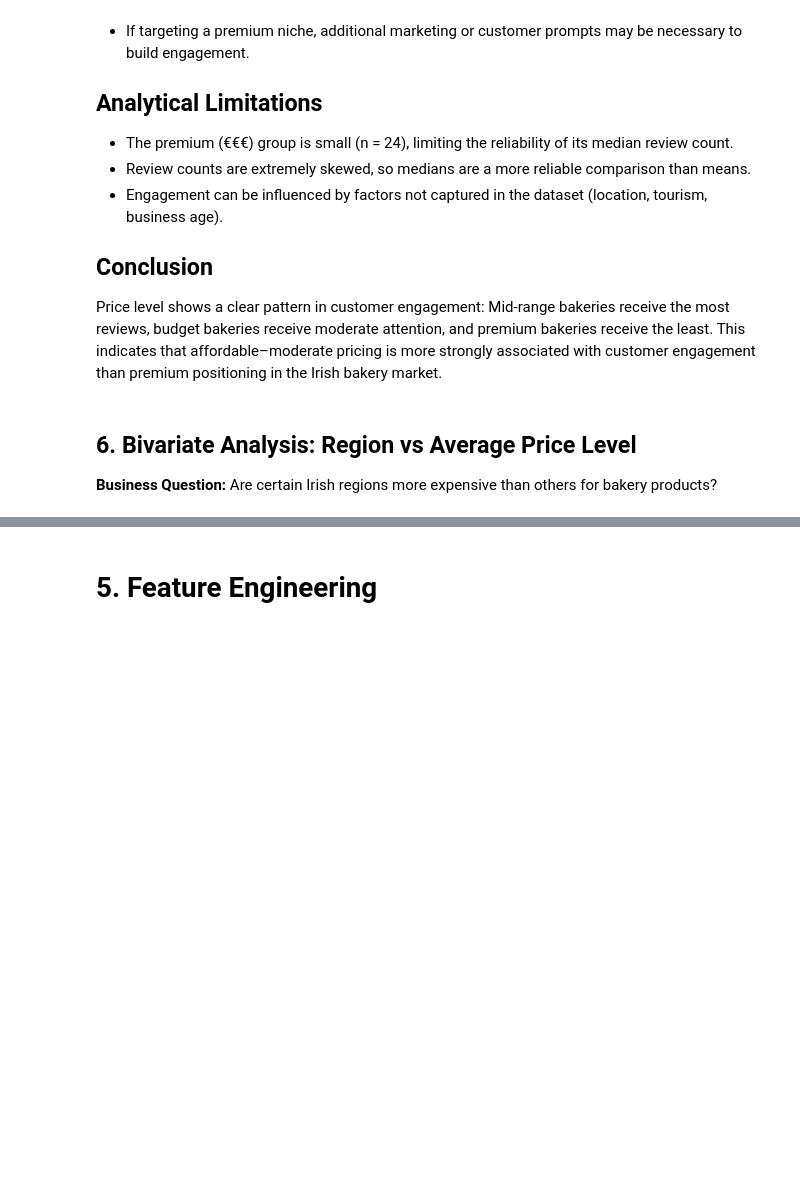
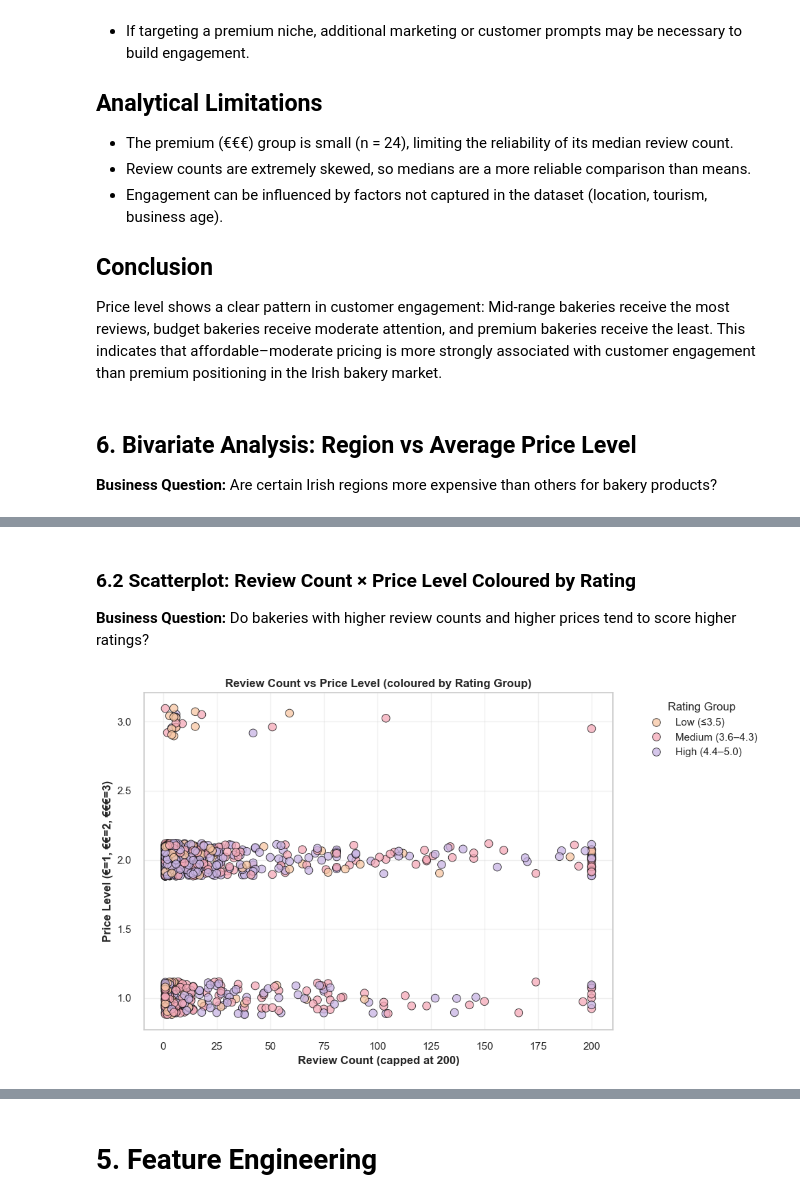
Before and after one commit to vialsiu/irish-bakery-data-science-project, a Jupyter notebook: notebooks/DataAnalysis.ipynb, the cells around one changed output, grey strips where cells are left out. Drawn from its saved outputs; the diff is of its cells as text; code cells hidden in the pictures; blank space fills up the shorter version.

```diff
--- a/notebooks/DataAnalysis.ipynb
+++ b/notebooks/DataAnalysis.ipynb
@@ -1863,0 +1945,53 @@ However, the overall pricing landscape remains consistent, with €€ as the do
+# %% [markdown]
+### 6.2 Scatterplot: Review Count × Price Level Coloured by Rating
+
+**Business Question:**
+Do bakeries with higher review counts and higher prices tend to score higher ratings?
+# %%
+# 6.2 Scatterplot
+import numpy as np
+import pandas as pd
+import seaborn as sns
+import matplotlib.pyplot as plt
+
+# Create rating groups
+df_clean['rating_group'] = pd.cut(
+    df_clean['rating_final'],
+    bins=[0, 3.5, 4.3, 5.1],
+    labels=['Low (≤3.5)', 'Medium (3.6–4.3)', 'High (4.4–5.0)']
+)
+
+# Cap review counts at 200 for better visibility
+df_clean['reviews_capped'] = df_clean['review_count_clean'].clip(upper=200)
+
+# Sunset colour palette for consistency
+sunset_palette = {
+    'Low (≤3.5)':   "#F7C6A3",
+    'Medium (3.6–4.3)': "#F5A9B8",
+    'High (4.4–5.0)': "#C8B4E3"
+}
+
+jittered_price = df_clean["price_final"] + np.random.uniform(-0.12, 0.12, size=len(df_clean))
+
+plt.figure(figsize=(10, 6))
+
+sns.scatterplot(
+    x=df_clean["reviews_capped"],
+    y=jittered_price,
+    hue=df_clean["rating_group"],
+    palette=sunset_palette,
+    s=70,
+    alpha=0.75,
+    edgecolor="black"
+)
+
+plt.xlabel("Review Count (capped at 200)", fontweight="bold")
+plt.ylabel("Price Level (€=1, €€=2, €€€=3)", fontweight="bold")
+plt.title("Review Count vs Price Level (coloured by Rating Group)", fontweight="bold")
+plt.grid(True, alpha=0.3)
+
+plt.legend(title="Rating Group", bbox_to_anchor=(1.05, 1), loc='upper left')
+plt.tight_layout()
+plt.show()
+# %% [output]
+[figure, added]
```
Also changed, not shown: parts of 20 cells of this notebook.
